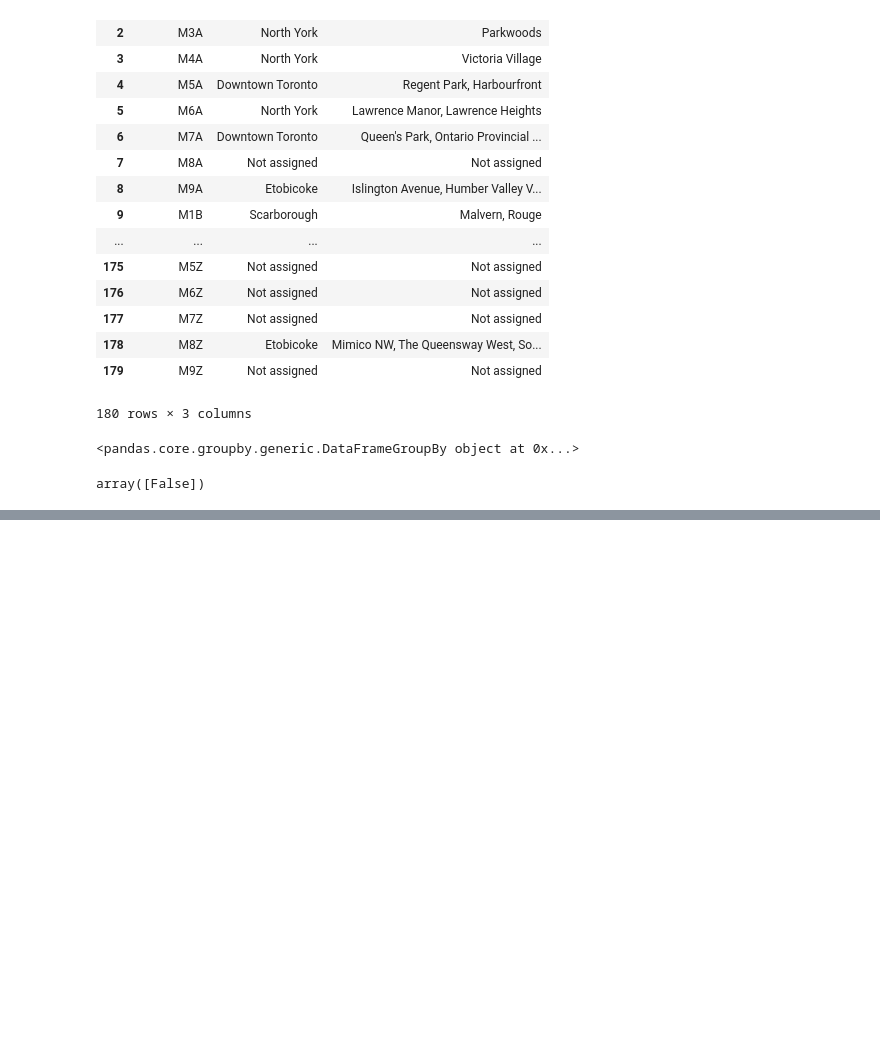
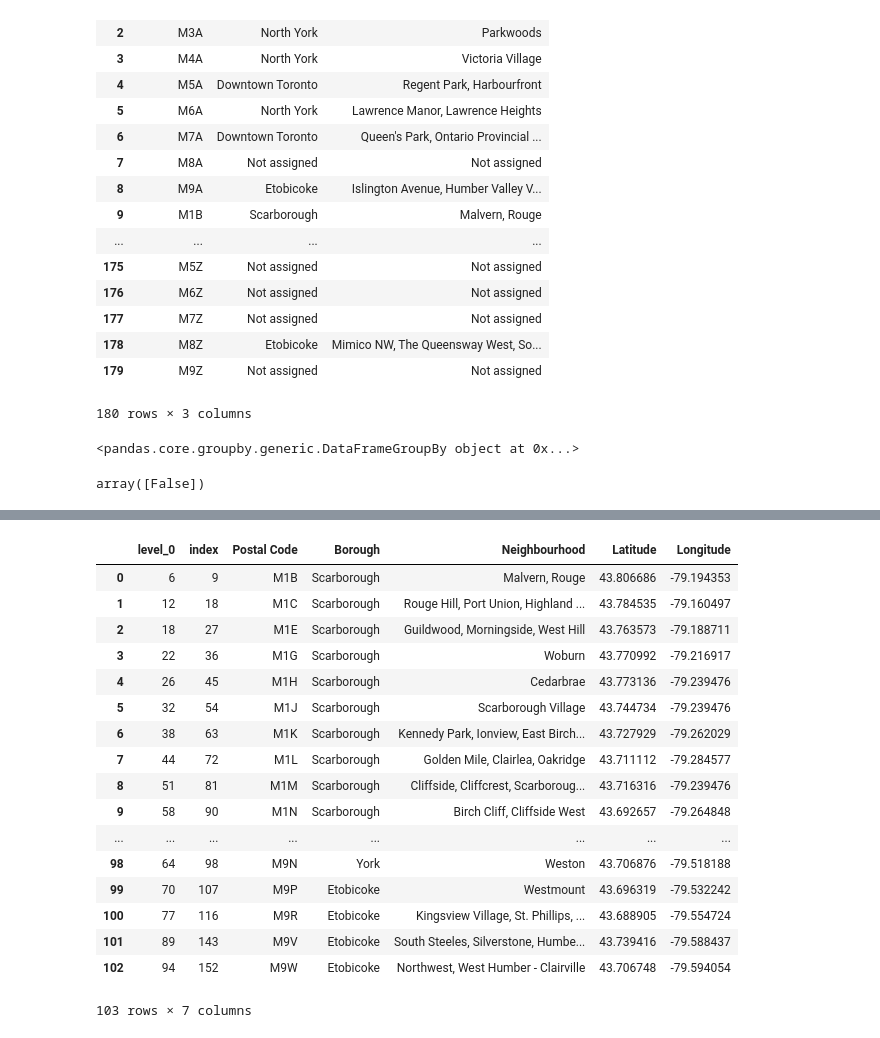
Before and after one commit to sebast92/Coursera_Capstone, a Jupyter notebook: IBM Data Science Capstone copy 1.ipynb, the cells around one changed output, grey strips where cells are left out. Saved outputs shown, nothing was run; the diff lists cells and outputs as text; code cells hidden in the pictures; blank space fills up the shorter version.

```diff
--- a/IBM Data Science Capstone copy 1.ipynb
+++ b/IBM Data Science Capstone copy 1.ipynb
@@ -66,0 +48,3 @@ neighborhood
+# %%
+neighborhood.reset_index(inplace=True)
+neighborhood
@@ -70,0 +81,4 @@ To ensure there are no rows that have a Borough value, but not a neighborhood va
+# %%
+df = pd.read_csv('Geospatial_Coordinates.csv')
+df.sort_values(by='Postal Code', axis=0, inplace=True)
+df
@@ -70,0 +104,26 @@ To ensure there are no rows that have a Borough value, but not a neighborhood va
+# %%
+neighborhood.sort_values(by='Postal Code', axis=0, inplace=True)
+neighborhood.reset_index(inplace=True)
+# %%
+neighborhood['Latitude'] = df['Latitude']
+neighborhood['Longitude'] = df['Longitude']
+neighborhood
+# %% [output]
+|  | level_0 | index | Postal Code | Borough | Neighbourhood | Latitude | Longitude |
+| 0 | 6 | 9 | M1B | Scarborough | Malvern, Rouge | 43.806686 | -79.194353 |
+| 1 | 12 | 18 | M1C | Scarborough | Rouge Hill, Port Union, Highland ... | 43.784535 | -79.160497 |
+| 2 | 18 | 27 | M1E | Scarborough | Guildwood, Morningside, West Hill | 43.763573 | -79.188711 |
+| 3 | 22 | 36 | M1G | Scarborough | Woburn | 43.770992 | -79.216917 |
+| 4 | 26 | 45 | M1H | Scarborough | Cedarbrae | 43.773136 | -79.239476 |
+| 5 | 32 | 54 | M1J | Scarborough | Scarborough Village | 43.744734 | -79.239476 |
+| 6 | 38 | 63 | M1K | Scarborough | Kennedy Park, Ionview, East Birch... | 43.727929 | -79.262029 |
+| 7 | 44 | 72 | M1L | Scarborough | Golden Mile, Clairlea, Oakridge | 43.711112 | -79.284577 |
+| 8 | 51 | 81 | M1M | Scarborough | Cliffside, Cliffcrest, Scarboroug... | 43.716316 | -79.239476 |
+| 9 | 58 | 90 | M1N | Scarborough | Birch Cliff, Cliffside West | 43.692657 | -79.264848 |
+| ... | ... | ... | ... | ... | ... | ... | ... |
+| 98 | 64 | 98 | M9N | York | Weston | 43.706876 | -79.518188 |
+| 99 | 70 | 107 | M9P | Etobicoke | Westmount | 43.696319 | -79.532242 |
+| 100 | 77 | 116 | M9R | Etobicoke | Kingsview Village, St. Phillips, ... | 43.688905 | -79.554724 |
+| 101 | 89 | 143 | M9V | Etobicoke | South Steeles, Silverstone, Humbe... | 43.739416 | -79.588437 |
+| 102 | 94 | 152 | M9W | Etobicoke | Northwest, West Humber - Clairville | 43.706748 | -79.594054 |
+103 rows × 7 columns
```
Also changed, not shown: parts of 38 cells of this notebook.
